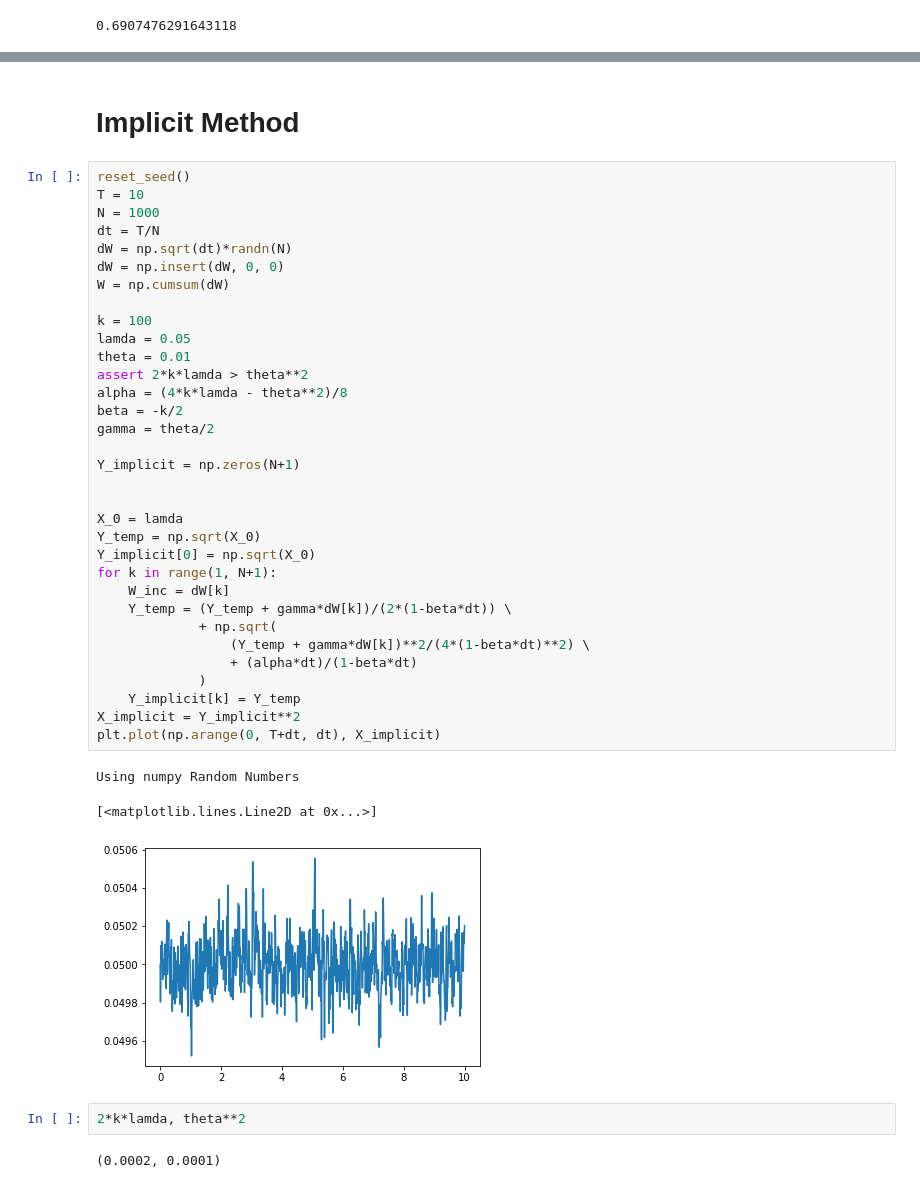
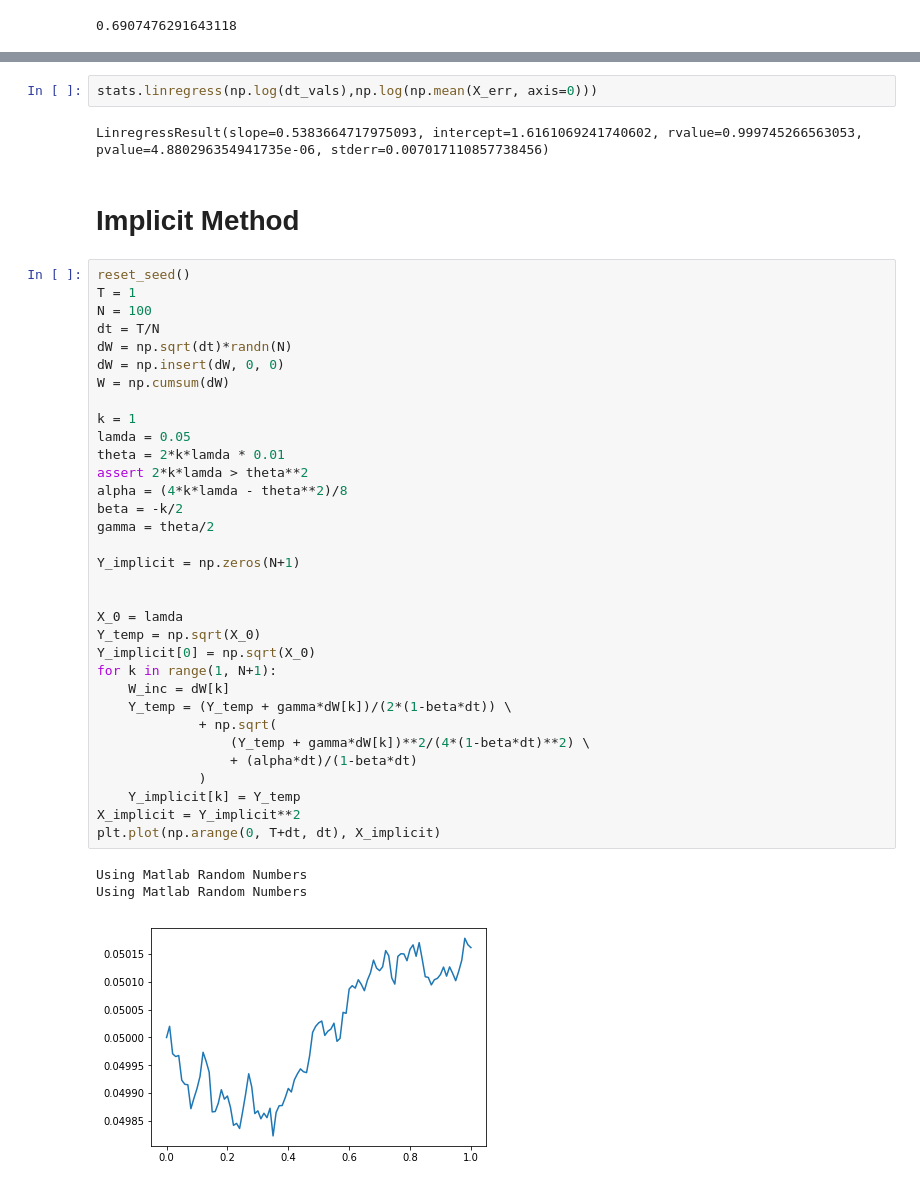
Before and after one commit to tao-yu/cox-ingersoll-ross, a Jupyter notebook: sim/Higham.ipynb, the cells around one changed output, grey strips where cells are left out. Saved outputs shown, nothing was run; the diff lists cells and outputs as text.

```diff
--- a/sim/Higham.ipynb
+++ b/sim/Higham.ipynb
@@ -117,43 +199,43 @@ X_true[-1] - X_em[-1]
+# %%
+stats.linregress(np.log(dt_vals),np.log(np.mean(X_err, axis=0)))
+# %% [output]
+LinregressResult(slope=0.5383664717975093, intercept=1.6161069241740602, rvalue=0.999745266563053, pvalue=4.880296354941735e-06, stderr=0.007017110857738456)
 # %% [markdown]
 # Implicit Method
 # %%
 reset_seed()
-T = 10
-N = 1000
+T = 1
+N = 100
 dt = T/N
 dW = np.sqrt(dt)*randn(N)
 dW = np.insert(dW, 0, 0)
 W = np.cumsum(dW)
 
-k = 100
+k = 1
 lamda = 0.05
-theta = 0.01
+theta = 2*k*lamda * 0.01
 assert 2*k*lamda > theta**2
 alpha = (4*k*lamda - theta**2)/8
 beta = -k/2
 gamma = theta/2
 
 Y_implicit = np.zeros(N+1)
 
 
 X_0 = lamda
 Y_temp = np.sqrt(X_0)
 Y_implicit[0] = np.sqrt(X_0)
 for k in range(1, N+1):
     W_inc = dW[k]
     Y_temp = (Y_temp + gamma*dW[k])/(2*(1-beta*dt)) \
              + np.sqrt(
                  (Y_temp + gamma*dW[k])**2/(4*(1-beta*dt)**2) \
                  + (alpha*dt)/(1-beta*dt)
              )
     Y_implicit[k] = Y_temp
 X_implicit = Y_implicit**2
 plt.plot(np.arange(0, T+dt, dt), X_implicit)
 # %% [output]
-Using numpy Random Numbers
+Using Matlab Random Numbers
+Using Matlab Random Numbers
-[<matplotlib.lines.Line2D at 0x...>]
-[figure, old version]
+[figure, new version]
-# %%
-2*k*lamda, theta**2
-# %% [output]
-(0.0002, 0.0001)
```
Also changed, not shown: parts of 8 cells of this notebook.
